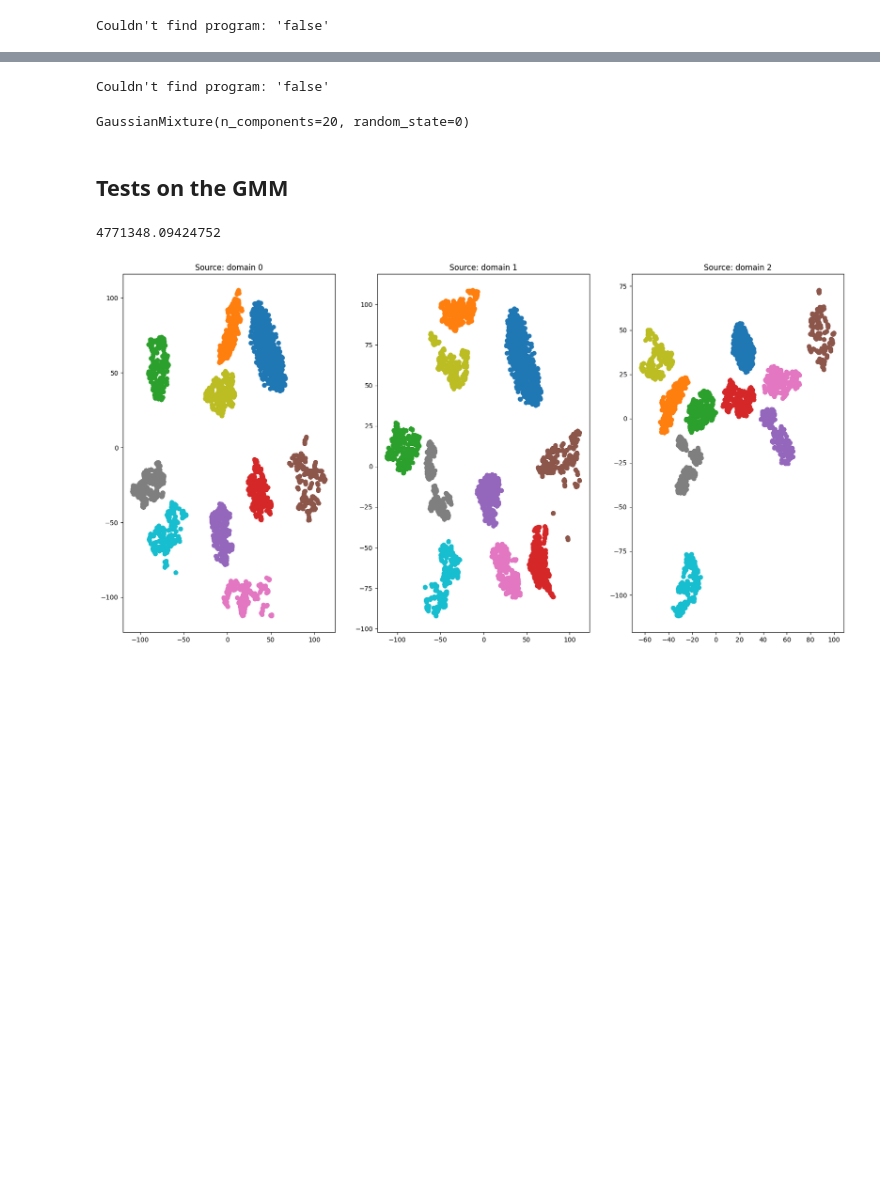
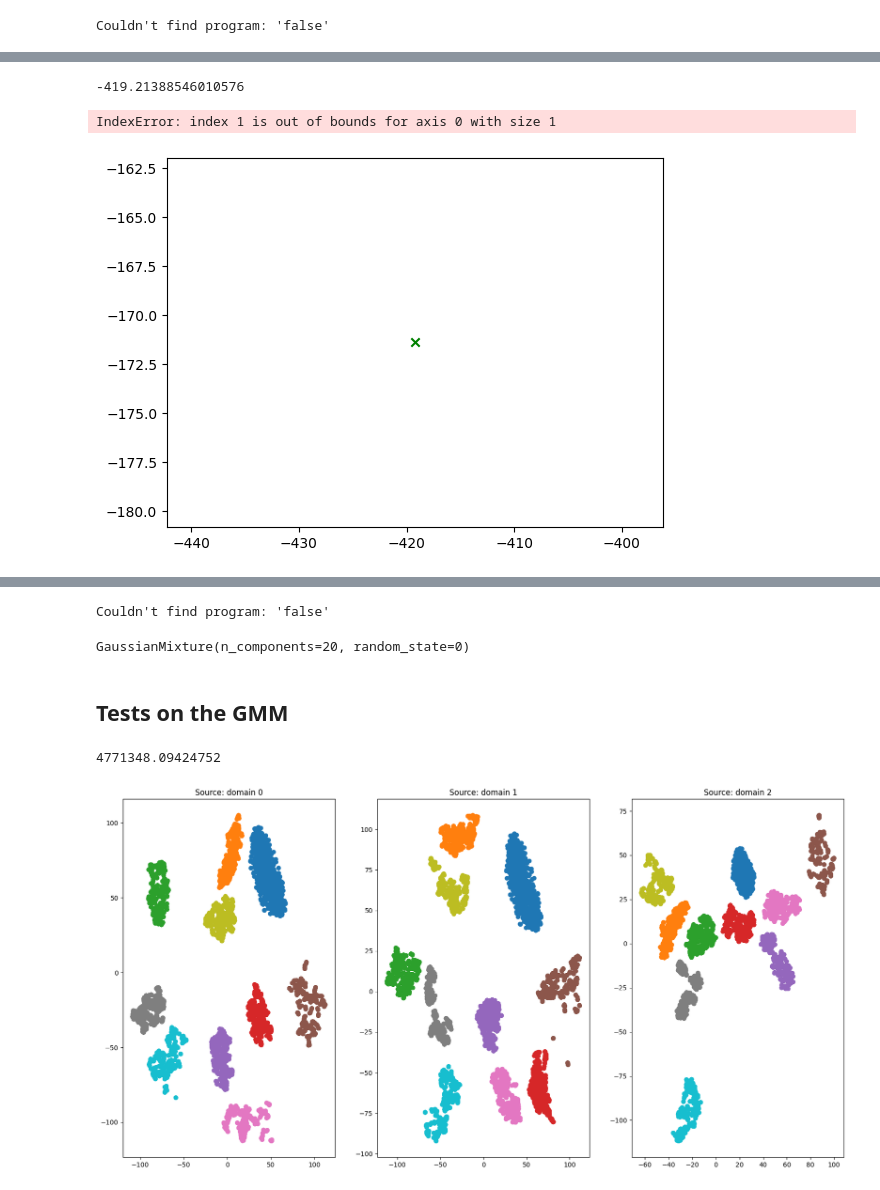
Before and after one commit to Stevan-LS/Online-DaDiL, a Jupyter notebook: PyDiL-main/PyDiL-main/Toy_DaDiL.ipynb, the cells around one changed output, grey strips where cells are left out. Cells and saved outputs as stored; diff of their text form; code cells hidden in the pictures; blank space fills up the shorter version.

```diff
--- a/PyDiL-main/PyDiL-main/Toy_DaDiL.ipynb
+++ b/PyDiL-main/PyDiL-main/Toy_DaDiL.ipynb
@@ -28,6 +32,5 @@ from sklearn.mixture import GaussianMixture
 # %%
-%%script false --no-exec
-dataset = np.load('data/toy_non_linear_100d_dataset_2.npy')
+dataset = np.load('data/toy_non_linear_100d_dataset_1.npy')
 X = dataset[:, :-2]
 y = dataset[:, -2]
 d = dataset[:, -1]
@@ -136,0 +146,46 @@ array([9.62173805e-08, 9.62173805e-08, 9.62173805e-08, 9.62173805e-08,
+# %%
+from sklearn.decomposition import PCA
+from scipy.stats import multivariate_normal
+
+pca = PCA(n_components=2)
+samples = OGMM.sample()[0]
+projected_samples = pca.fit_transform(samples)
+GMM_list = OGMM.get_GMM()
+projected_GMM = []
+for i in range(len(GMM_list)):
+    projected_mean = pca.transform(GMM_list[i][1].reshape(1, -1))
+    projected_covariance_matrix = pca.components_ @ GMM_list[i][2] @ pca.components_.T
+    projected_GMM.append([GMM_list[0], projected_mean, projected_covariance_matrix])
+# %%
+projected_GMM[0][1][0, 0]
+# %% [output]
+-419.21388546010576
+# %%
+import matplotlib.patches as patches
+def plot_GMM(GMM, fig, ax):
+
+    for i in range(len(GMM)):
+        # Define the mean and covariance matrix
+        mean = GMM[i][1]
+        cov_matrix = GMM[i][2]
+
+        # Calculate the eigenvalues and eigenvectors of the covariance matrix
+        eigenvalues, eigenvectors = np.linalg.eigh(cov_matrix)
+
+        # Calculate the angle of rotation for the ellipse
+        angle = np.degrees(np.arctan2(eigenvectors[1, 0], eigenvectors[0, 0]))
+
+        # Plot the mean of the gaussian
+        ax.scatter(mean[0, 0], y=mean[0, 1], marker = 'x', color='g', zorder=2)
+
+        # Create and add the ellipse to the plot
+        ellipse = patches.Ellipse(xy=mean, width=2 * np.sqrt(5.991 * eigenvalues[0]), height=2 * np.sqrt(5.991 * eigenvalues[1]),
+                                angle=angle, fill=False, color='b')
+        ax.add_patch(ellipse)
+# %%
+fig, ax = plt.subplots()
+
+plot_GMM(projected_GMM, fig, ax)
+# %% [output]
+IndexError: index 1 is out of bounds for axis 0 with size 1
+[figure, added]
```
Also changed, not shown: parts of 6 cells of this notebook, 4 other files.
